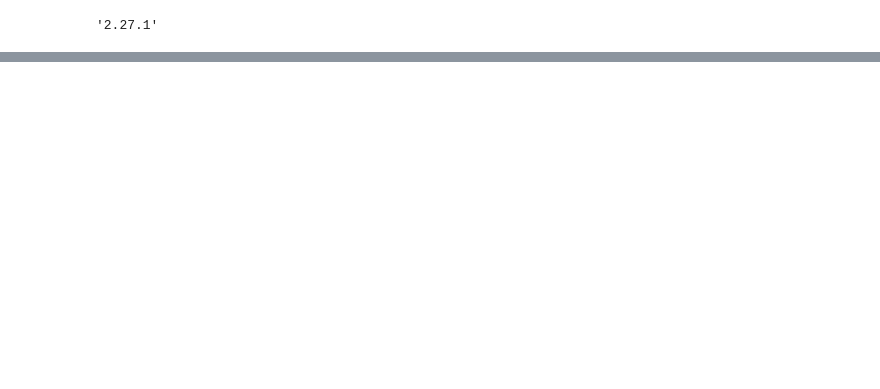
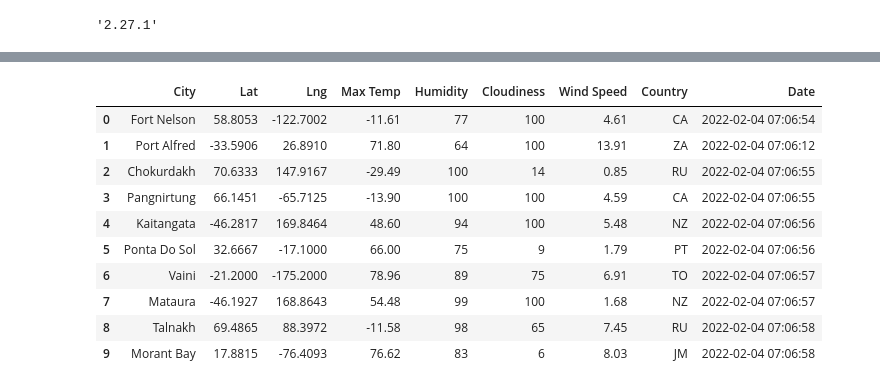
Before and after one commit to Jayanti2019/World_Weather_Analysis, a Jupyter notebook: WeatherPy.ipynb, the cells around one changed output, grey strips where cells are left out. Drawn from its saved outputs; the diff is of its cells as text; code cells hidden in the pictures; blank space fills up the shorter version.

```diff
--- a/WeatherPy.ipynb
+++ b/WeatherPy.ipynb
@@ -38,0 +72,3 @@ requests.__version__
+# %%
+# Starting URL for Weather Map API Call.
+url = "http://api.openweathermap.org/data/2.5/weather?units=Imperial&APPID=" + weather_api_key
@@ -38,0 +227,35 @@ requests.__version__
+# %%
+# Run an API request for each of the cities.
+    try:
+        # Parse the JSON and retrieve data.
+        city_weather = requests.get(city_url).json()
+        # Parse out the needed data.
+        city_lat = city_weather["coord"]["lat"]
+        city_lng = city_weather["coord"]["lon"]
+        city_max_temp = city_weather["main"]["temp_max"]
+        city_humidity = city_weather["main"]["humidity"]
+        city_clouds = city_weather["clouds"]["all"]
+        city_wind = city_weather["wind"]["speed"]
+        city_country = city_weather["sys"]["country"]
+        # Convert the date to ISO standard.
+        city_date = datetime.utcfromtimestamp(city_weather["dt"]).strftime('%Y-%m-%d %H:%M:%S')
+        # Append the city information into city_data list.
+        city_data.append({"City": city.title(),
+                          "Lat": city_lat,
+                          "Lng": city_lng,
+                          "Max Temp": city_max_temp,
+                          "Humidity": city_humidity,
+                          "Cloudiness": city_clouds,
+                          "Wind Speed": city_wind,
+                          "Country": city_country,
+                          "Date": city_date})
+
+# If an error is experienced, skip the city.
+    except:
+        print("City not found. Skipping...")
+        pass
+
+# Indicate that Data Loading is complete.
+print("-----------------------------")
+print("Data Retrieval Complete      ")
+print("-----------------------------")
@@ -38,0 +264,16 @@ requests.__version__
+# %%
+# Convert the array of dictionaries to a Pandas DataFrame.
+city_data_df = pd.DataFrame(city_data)
+city_data_df.head(10)
+# %% [output]
+|  | City | Lat | Lng | Max Temp | Humidity | Cloudiness | Wind Speed | Country | Date |
+| 0 | Fort Nelson | 58.8053 | -122.7002 | -11.61 | 77 | 100 | 4.61 | CA | 2022-02-04 07:06:54 |
+| 1 | Port Alfred | -33.5906 | 26.8910 | 71.80 | 64 | 100 | 13.91 | ZA | 2022-02-04 07:06:12 |
+| 2 | Chokurdakh | 70.6333 | 147.9167 | -29.49 | 100 | 14 | 0.85 | RU | 2022-02-04 07:06:55 |
+| 3 | Pangnirtung | 66.1451 | -65.7125 | -13.90 | 100 | 100 | 4.59 | CA | 2022-02-04 07:06:55 |
+| 4 | Kaitangata | -46.2817 | 169.8464 | 48.60 | 94 | 100 | 5.48 | NZ | 2022-02-04 07:06:56 |
+| 5 | Ponta Do Sol | 32.6667 | -17.1000 | 66.00 | 75 | 9 | 1.79 | PT | 2022-02-04 07:06:56 |
+| 6 | Vaini | -21.2000 | -175.2000 | 78.96 | 89 | 75 | 6.91 | TO | 2022-02-04 07:06:57 |
+| 7 | Mataura | -46.1927 | 168.8643 | 54.48 | 99 | 100 | 1.68 | NZ | 2022-02-04 07:06:57 |
+| 8 | Talnakh | 69.4865 | 88.3972 | -11.58 | 98 | 65 | 7.45 | RU | 2022-02-04 07:06:58 |
+| 9 | Morant Bay | 17.8815 | -76.4093 | 76.62 | 83 | 6 | 8.03 | JM | 2022-02-04 07:06:58 |
```
Also changed, not shown: parts of 12 cells of this notebook.
